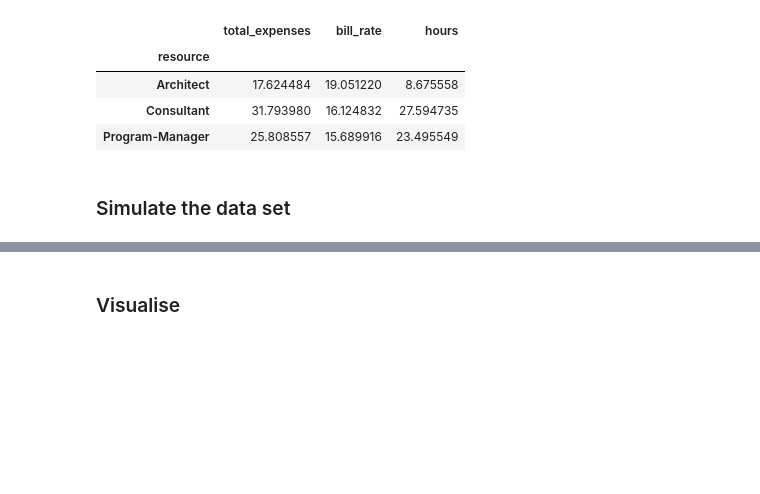
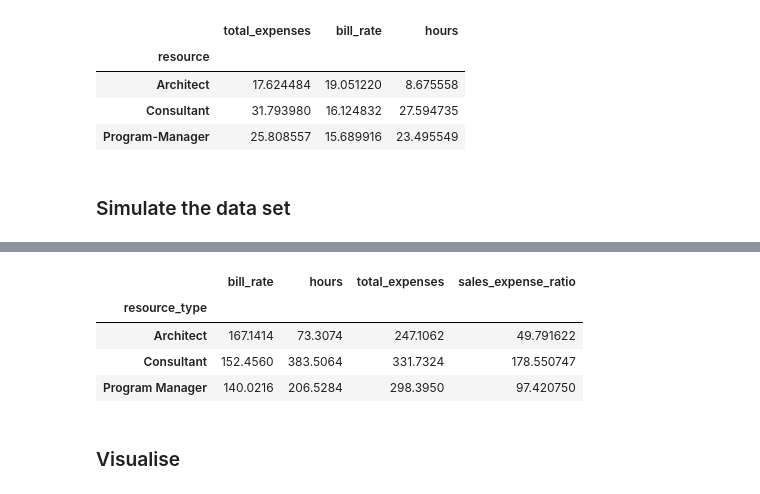
Before and after one commit to fionanealon/KPI, a Jupyter notebook: KPI.ipynb, the cells around one changed output, grey strips where cells are left out. Drawn from its saved outputs; the diff is of its cells as text; code cells hidden in the pictures; blank space fills up the shorter version.

```diff
--- a/KPI.ipynb
+++ b/KPI.ipynb
@@ -124,3 +128,11 @@ df['hours'].min()
+# %%
+df.groupby('resource_type').mean()
+# %% [output]
+|  | bill_rate | hours | total_expenses | sales_expense_ratio |
+| resource_type |  |  |  |  |
+| Architect | 167.1414 | 73.3074 | 247.1062 | 49.791622 |
+| Consultant | 152.4560 | 383.5064 | 331.7324 | 178.550747 |
+| Program Manager | 140.0216 | 206.5284 | 298.3950 | 97.420750 |
 # %% [markdown]
 ### Visualise
 # %%
```
Also changed, not shown: parts of 5 cells of this notebook.
